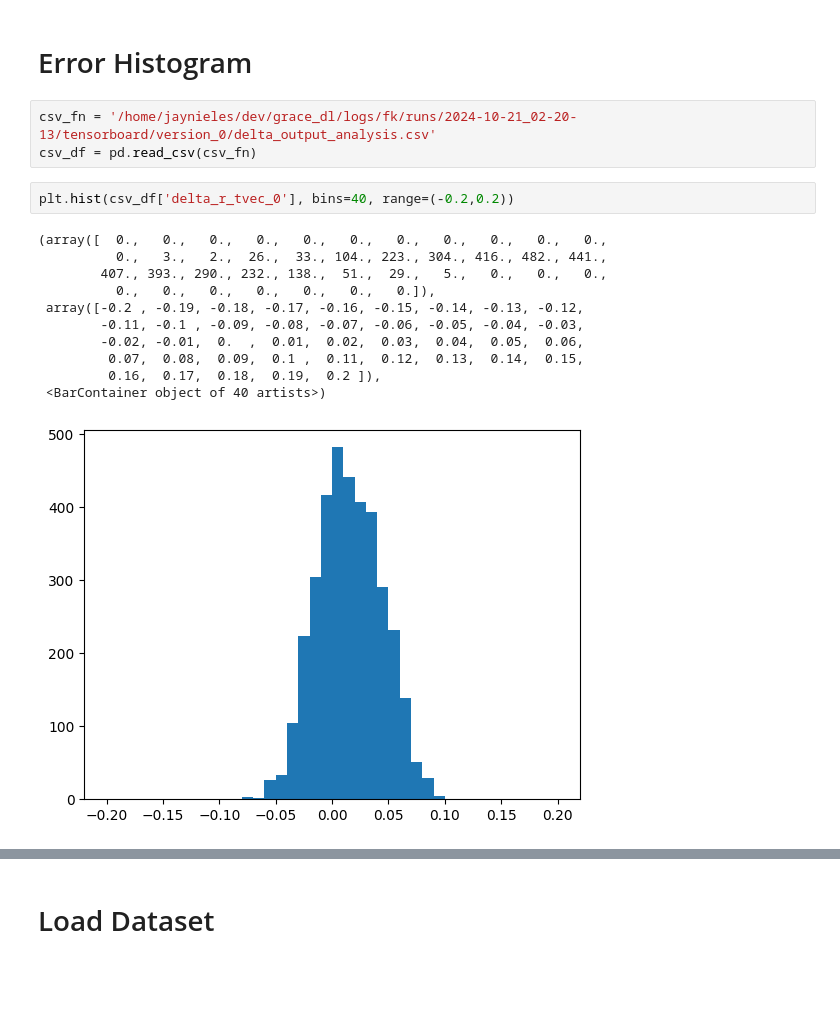
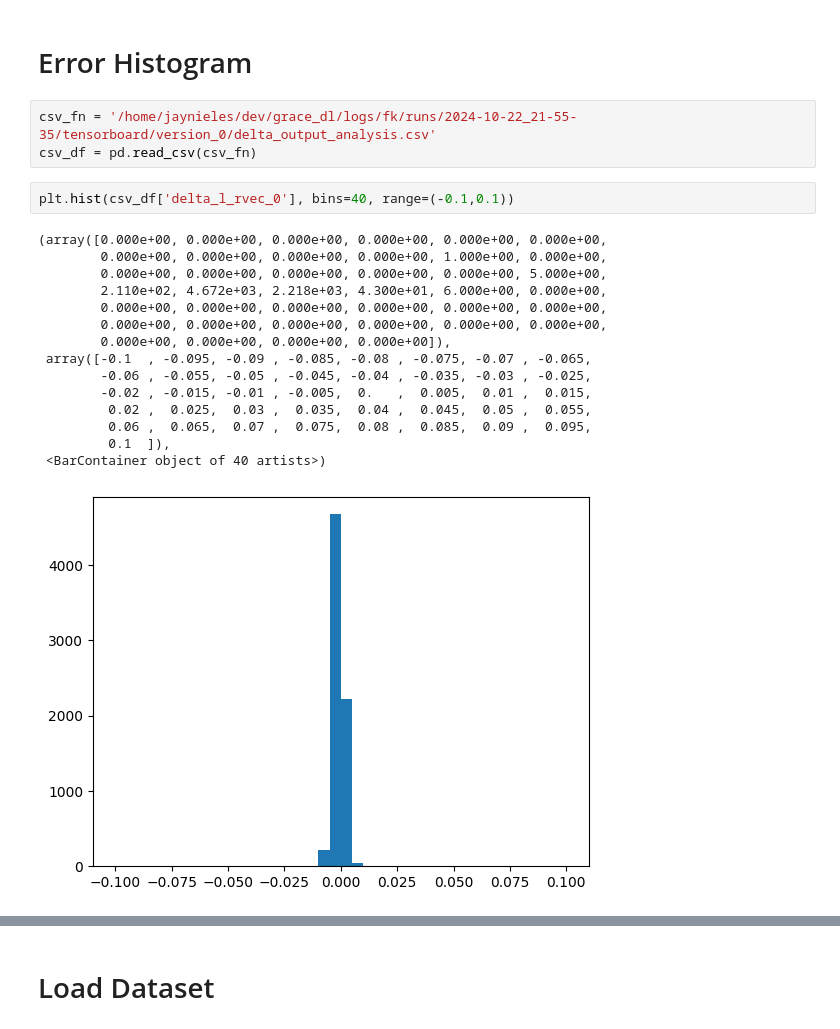
Before and after one commit to jpmnieles/grace_dl, a Jupyter notebook: notebooks/241020_ANN_Model_Evaluation.ipynb, the cells around one changed output, grey strips where cells are left out. Drawn from its saved outputs; the diff is of its cells as text; blank space fills up the shorter version.

```diff
--- a/notebooks/241020_ANN_Model_Evaluation.ipynb
+++ b/notebooks/241020_ANN_Model_Evaluation.ipynb
@@ -120,19 +120,23 @@ def preprocess_csv(data_dir, val_size=0.3):
 # %% [markdown]
 # Error Histogram
 # %%
-csv_fn = '/home/jaynieles/dev/grace_dl/logs/fk/runs/2024-10-21_02-20-13/tensorboard/version_0/delta_output_analysis.csv'
+csv_fn = '/home/jaynieles/dev/grace_dl/logs/fk/runs/2024-10-22_21-55-35/tensorboard/version_0/delta_output_analysis.csv'
 csv_df = pd.read_csv(csv_fn)
 # %%
-plt.hist(csv_df['delta_r_tvec_0'], bins=40, range=(-0.2,0.2))
+plt.hist(csv_df['delta_l_rvec_0'], bins=40, range=(-0.1,0.1))
 # %% [output]
-(array([  0.,   0.,   0.,   0.,   0.,   0.,   0.,   0.,   0.,   0.,   0.,
-          0.,   3.,   2.,  26.,  33., 104., 223., 304., 416., 482., 441.,
-        407., 393., 290., 232., 138.,  51.,  29.,   5.,   0.,   0.,   0.,
-          0.,   0.,   0.,   0.,   0.,   0.,   0.]),
- array([-0.2 , -0.19, -0.18, -0.17, -0.16, -0.15, -0.14, -0.13, -0.12,
-        -0.11, -0.1 , -0.09, -0.08, -0.07, -0.06, -0.05, -0.04, -0.03,
-        -0.02, -0.01,  0.  ,  0.01,  0.02,  0.03,  0.04,  0.05,  0.06,
-         0.07,  0.08,  0.09,  0.1 ,  0.11,  0.12,  0.13,  0.14,  0.15,
-         0.16,  0.17,  0.18,  0.19,  0.2 ]),
+(array([0.000e+00, 0.000e+00, 0.000e+00, 0.000e+00, 0.000e+00, 0.000e+00,
+        0.000e+00, 0.000e+00, 0.000e+00, 0.000e+00, 1.000e+00, 0.000e+00,
+        0.000e+00, 0.000e+00, 0.000e+00, 0.000e+00, 0.000e+00, 5.000e+00,
+        2.110e+02, 4.672e+03, 2.218e+03, 4.300e+01, 6.000e+00, 0.000e+00,
+        0.000e+00, 0.000e+00, 0.000e+00, 0.000e+00, 0.000e+00, 0.000e+00,
+        0.000e+00, 0.000e+00, 0.000e+00, 0.000e+00, 0.000e+00, 0.000e+00,
+        0.000e+00, 0.000e+00, 0.000e+00, 0.000e+00]),
+ array([-0.1  , -0.095, -0.09 , -0.085, -0.08 , -0.075, -0.07 , -0.065,
+        -0.06 , -0.055, -0.05 , -0.045, -0.04 , -0.035, -0.03 , -0.025,
+        -0.02 , -0.015, -0.01 , -0.005,  0.   ,  0.005,  0.01 ,  0.015,
+         0.02 ,  0.025,  0.03 ,  0.035,  0.04 ,  0.045,  0.05 ,  0.055,
+         0.06 ,  0.065,  0.07 ,  0.075,  0.08 ,  0.085,  0.09 ,  0.095,
+         0.1  ]),
  <BarContainer object of 40 artists>)
-[figure, old version]
+[figure, new version]
```
Also changed, not shown: parts of 14 cells of this notebook, 3 other files.
